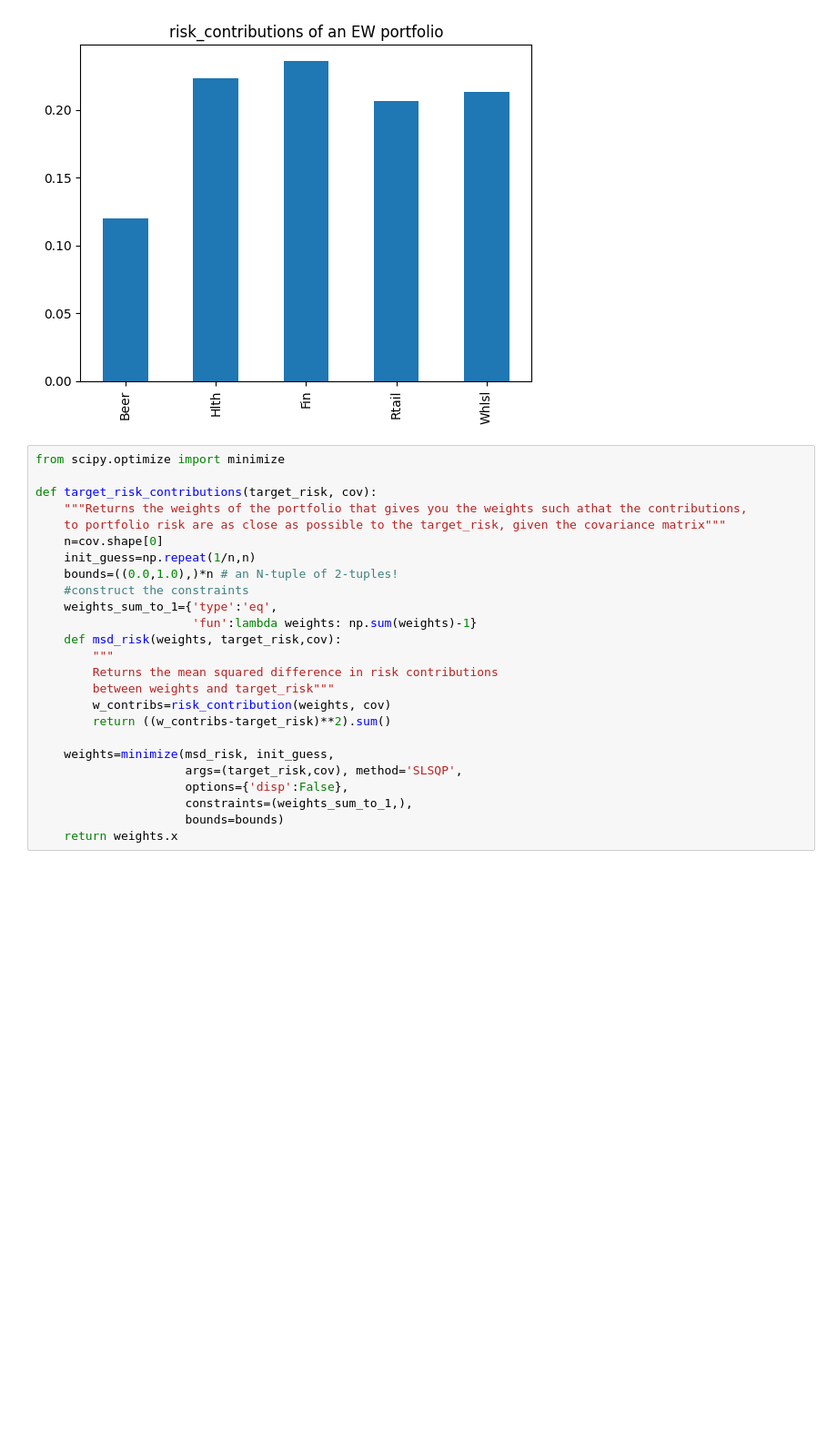
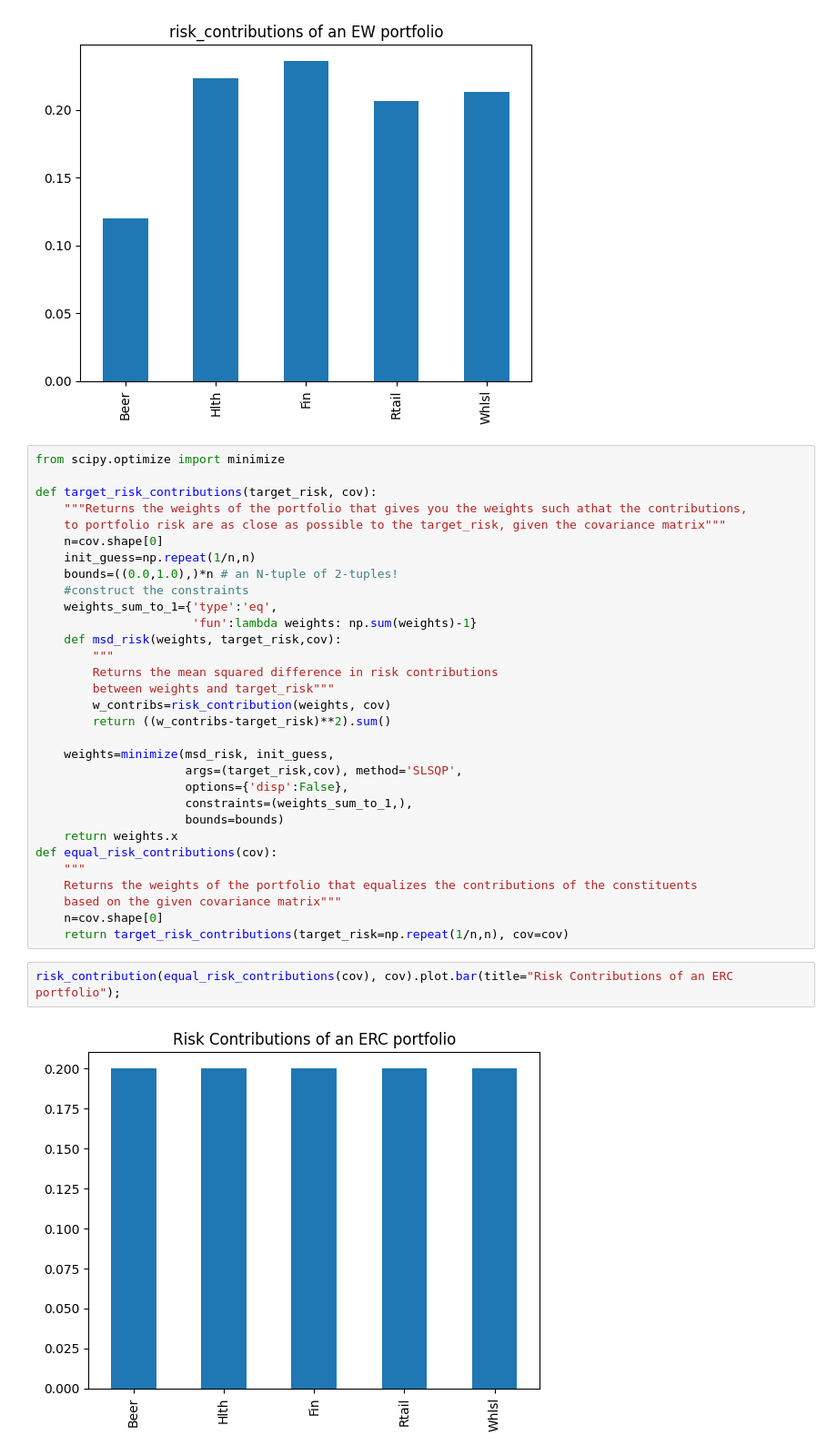
Before and after one commit to lishenjian1996/Programming-Study, a Jupyter notebook: Investment Management with Python and Machine Learning/Advanced Portfolio Construction and Analysis with Python/section8.ipynb, the cells around one changed output. Shown at 91% size. Drawn from its saved outputs; the diff is of its cells as text; blank space fills up the shorter version.

```diff
--- a/Investment Management with Python and Machine Learning/Advanced Portfolio Construction and Analysis with Python/section8.ipynb
+++ b/Investment Management with Python and Machine Learning/Advanced Portfolio Construction and Analysis with Python/section8.ipynb
@@ -78,3 +75,13 @@ def target_risk_contributions(target_risk, cov):
                      constraints=(weights_sum_to_1,),
                      bounds=bounds)
     return weights.x
+def equal_risk_contributions(cov):
+    """
+    Returns the weights of the portfolio that equalizes the contributions of the constituents
+    based on the given covariance matrix"""
+    n=cov.shape[0]
+    return target_risk_contributions(target_risk=np.repeat(1/n,n), cov=cov)
+# %%
+risk_contribution(equal_risk_contributions(cov), cov).plot.bar(title="Risk Contributions of an ERC portfolio");
+# %% [output]
+[figure, added]
```
Also changed, not shown: parts of 4 cells of this notebook.
